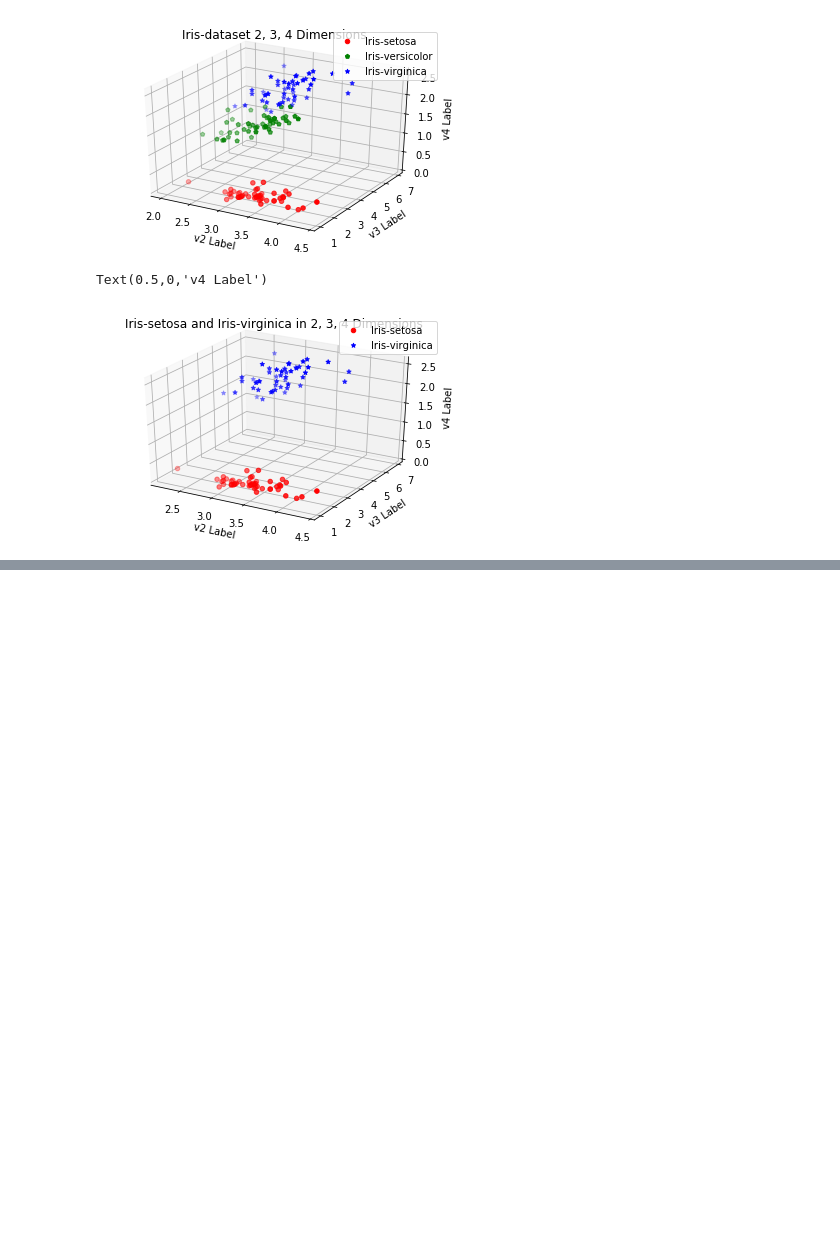
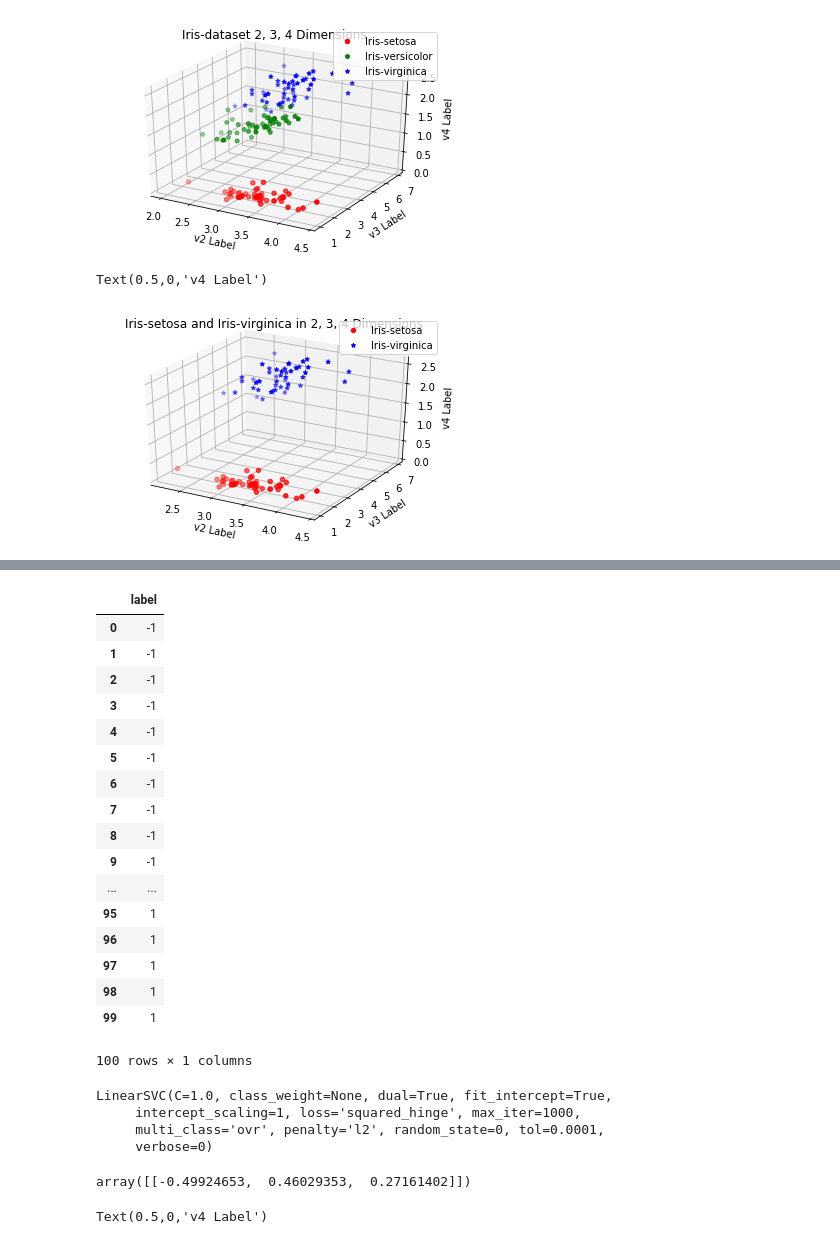
Before and after one commit to ggaarder7/yanhh0.github.io, a Jupyter notebook: svm-iris3d.ipynb, the cells around one changed output, grey strips where cells are left out. Cells and saved outputs as stored; diff of their text form; code cells hidden in the pictures; blank space fills up the shorter version.

```diff
--- a/svm-iris3d.ipynb
+++ b/svm-iris3d.ipynb
@@ -114,0 +142,58 @@ Text(0.5,0,'v4 Label')
+# %%
+MAP = {'Iris-setosa': -1, 'Iris-virginica': 1}
+for i in range(len(Y)):
+    Y.loc[i, 'label'] = MAP[Y.loc[i, 'label']]
+Y
+# %% [output]
+|  | label |
+| 0 | -1 |
+| 1 | -1 |
+| 2 | -1 |
+| 3 | -1 |
+| 4 | -1 |
+| 5 | -1 |
+| 6 | -1 |
+| 7 | -1 |
+| 8 | -1 |
+| 9 | -1 |
+| ... | ... |
+| 95 | 1 |
+| 96 | 1 |
+| 97 | 1 |
+| 98 | 1 |
+| 99 | 1 |
+100 rows × 1 columns
+# %%
+clf = LinearSVC(random_state=0)
+clf.fit(X, np.array(Y.loc[:, 'label'].T))
+# %% [output]
+LinearSVC(C=1.0, class_weight=None, dual=True, fit_intercept=True,
+     intercept_scaling=1, loss='squared_hinge', max_iter=1000,
+     multi_class='ovr', penalty='l2', random_state=0, tol=0.0001,
+     verbose=0)
+# %%
+clf.coef_
+# %% [output]
+array([[-0.49924653,  0.46029353,  0.27161402]])
+# %%
+%matplotlib tk
+fig = plt.figure()
+ax = fig.add_subplot(111, projection='3d')
+dat = iris_d234_bytypes['Iris-setosa']
+ax.scatter(dat['v2'], dat['v3'], dat['v4'], label=dat['label'].unique()[0], c='r', marker='o')
+dat = iris_d234_bytypes['Iris-virginica']
+ax.scatter(dat['v2'], dat['v3'], dat['v4'], label=dat['label'].unique()[0], c='b', marker='*')
+
+V2 = np.arange(0, 5, 1)
+V3 = np.arange(0, 10, 1)
+V2, V3 = np.meshgrid(V2, V3)
+V4 = V2*clf.coef_[0][0] + V3*clf.coef_[0][1] + clf.coef_[0][2]
+ax.plot_surface(V2, V3, V4)
+
+ax.legend()
+ax.set_title('Iris-setosa and Iris-virginica in 2, 3, 4 Dimensions')
+ax.set_xlabel('v2 Label')
+ax.set_ylabel('v3 Label')
+ax.set_zlabel('v4 Label')
+# %% [output]
+Text(0.5,0,'v4 Label')
```
Also changed, not shown: parts of 3 cells of this notebook.
